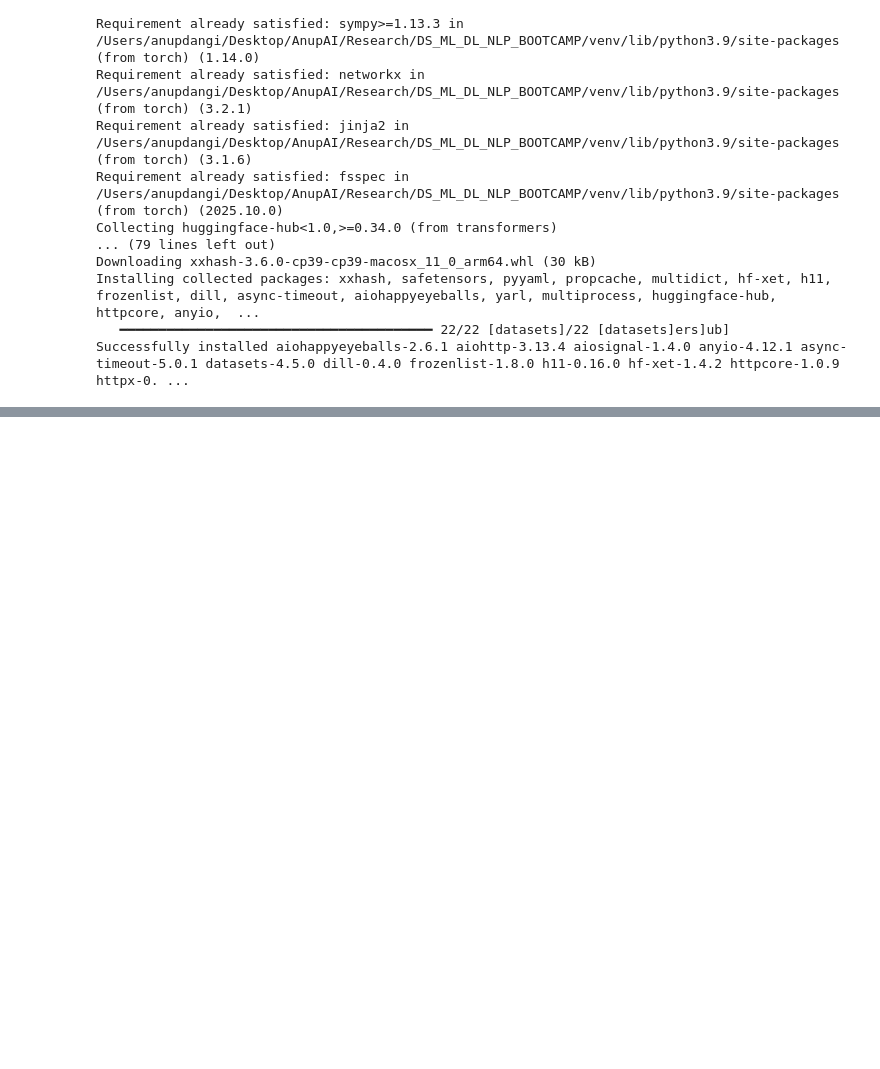
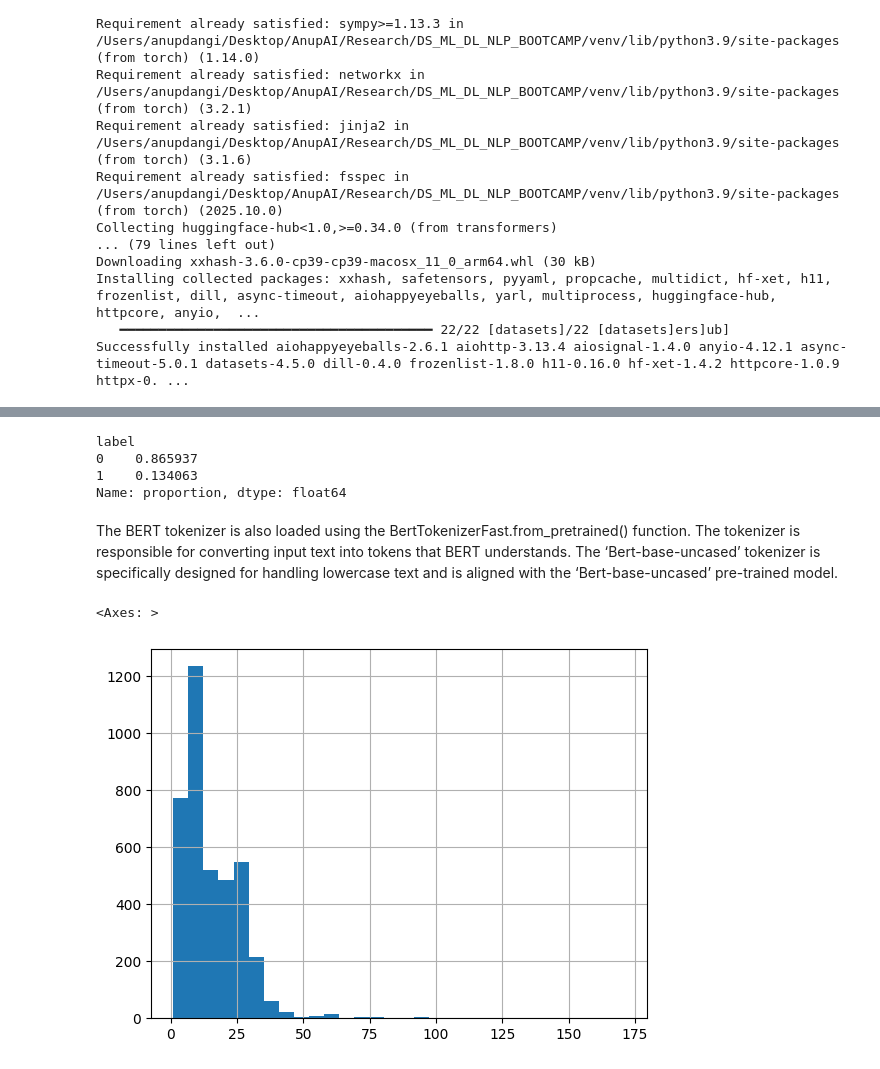
Before and after one commit to AnupDangi/DS_ML_DL_NLP_BOOTCAMP, a Jupyter notebook: Deep Learning/BERT/implementation.ipynb, the cells around one changed output, grey strips where cells are left out. Cells and saved outputs as stored; diff of their text form; code cells hidden in the pictures; blank space fills up the shorter version.

```diff
--- a/Deep Learning/BERT/implementation.ipynb
+++ b/Deep Learning/BERT/implementation.ipynb
@@ -42,3 +58,6 @@ Downloading xxhash-3.6.0-cp39-cp39-macosx_11_0_arm64.whl (30 kB)
 Installing collected packages: xxhash, safetensors, pyyaml, propcache, multidict, hf-xet, h11, frozenlist, dill, async-timeout, aiohappyeyeballs, yarl, multiprocess, huggingface-hub, httpcore, anyio,  ...
    ━━━━━━━━━━━━━━━━━━━━━━━━━━━━━━━━━━━━━━━━ 22/22 [datasets]/22 [datasets]ers]ub]
 Successfully installed aiohappyeyeballs-2.6.1 aiohttp-3.13.4 aiosignal-1.4.0 anyio-4.12.1 async-timeout-5.0.1 datasets-4.5.0 dill-0.4.0 frozenlist-1.8.0 h11-0.16.0 hf-xet-1.4.2 httpcore-1.0.9 httpx-0. ...
+# %%
+## load data
+df=pd.read_csv("./spamdata_v2.csv")
@@ -44,0 +73,21 @@ Successfully installed aiohappyeyeballs-2.6.1 aiohttp-3.13.4 aiosignal-1.4.0 any
+# %%
+# check class distribution
+df['label'].value_counts(normalize = True)
+# %% [output]
+label
+0    0.865937
+1    0.134063
+Name: proportion, dtype: float64
+# %%
+
+# split train dataset into train, validation and test sets
+train_text, temp_text, train_labels, temp_labels = train_test_split(df['text'], df['label'],
+                                                                    random_state=2018,
+                                                                    test_size=0.3,
+                                                                    stratify=df['label'])
+
+
+val_text, test_text, val_labels, test_labels = train_test_split(temp_text, temp_labels,
+                                                                random_state=2018,
+                                                                test_size=0.5,
+                                                                stratify=temp_labels)
@@ -44,0 +102,10 @@ Successfully installed aiohappyeyeballs-2.6.1 aiohttp-3.13.4 aiosignal-1.4.0 any
+# %% [markdown]
+The BERT tokenizer is also loaded using the BertTokenizerFast.from_pretrained() function. The tokenizer is responsible for converting input text into tokens that BERT understands. The ‘Bert-base-uncased’ tokenizer is specifically designed for handling lowercase text and is aligned with the ‘Bert-base-uncased’ pre-trained model.
+# %%
+# get length of all the messages in the train set
+seq_len = [len(i.split()) for i in train_text]
+
+pd.Series(seq_len).hist(bins = 30)
+# %% [output]
+<Axes: >
+[figure, added]
```
Also changed, not shown: parts of 22 cells of this notebook, 4 other files.
